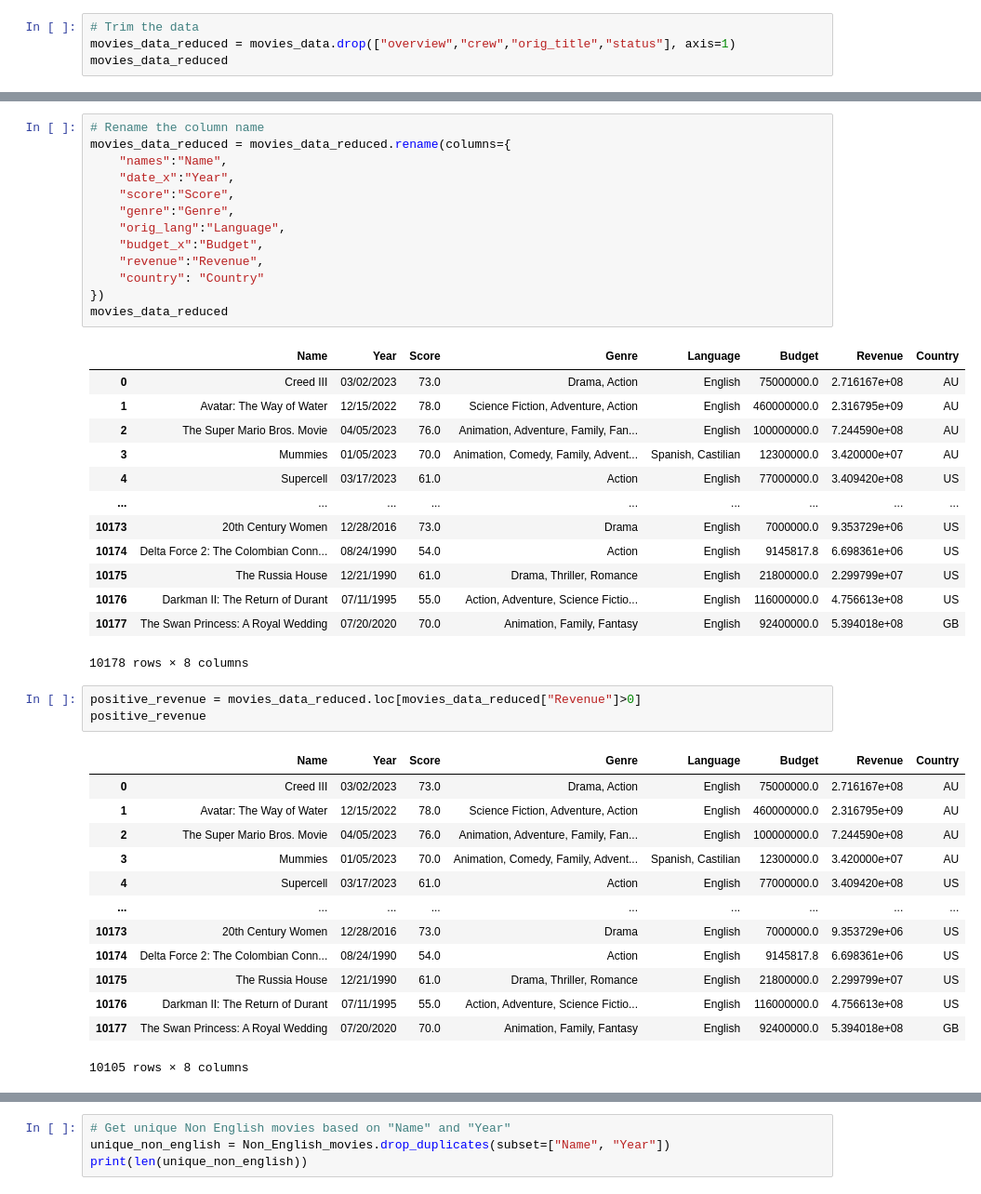
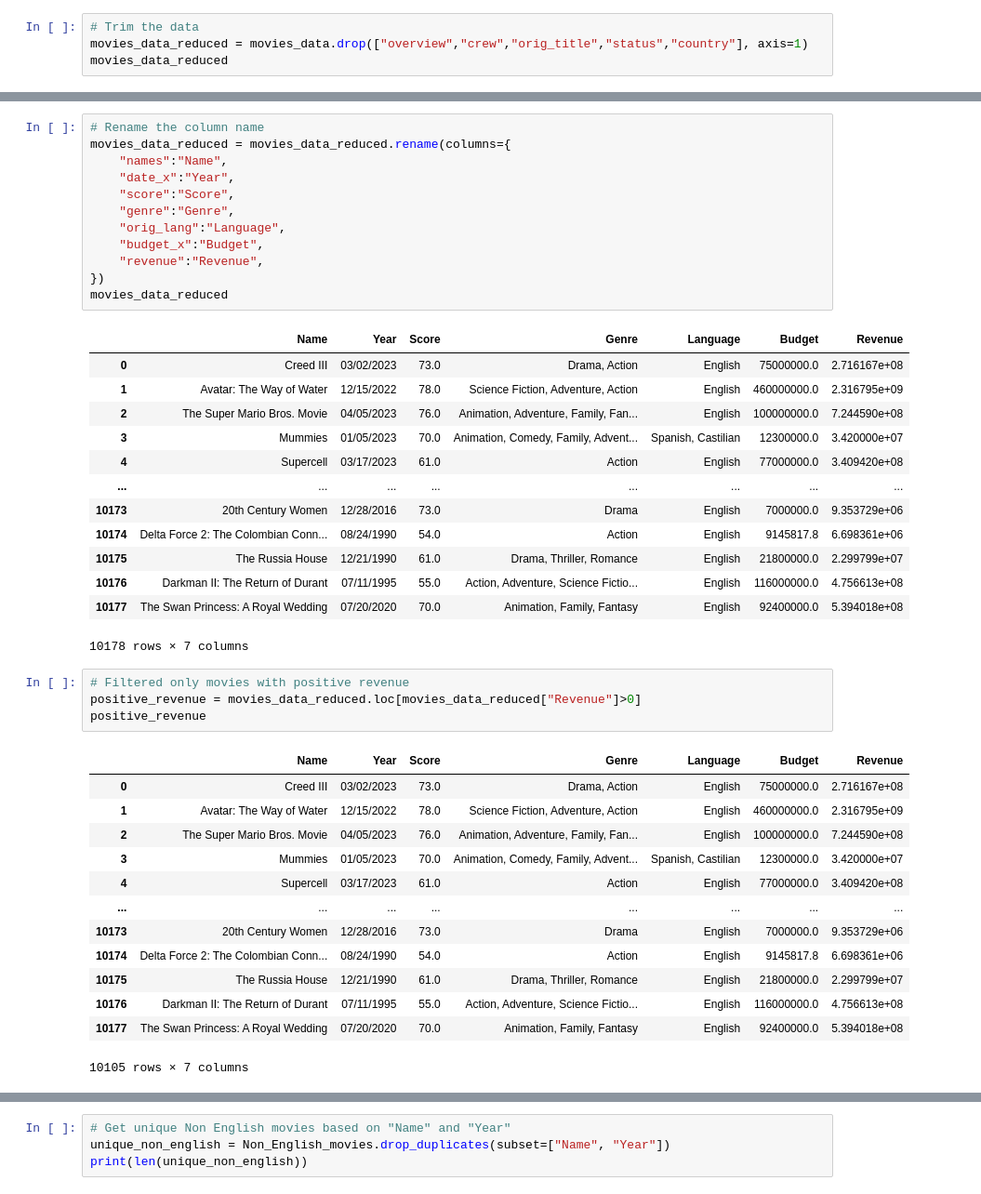
Before and after one commit to hatkiet/Project-1-Red-Team, a Jupyter notebook: IMDB_data_Kiet.ipynb, the cells around one changed output, grey strips where cells are left out. Shown: that part at 93% size. Drawn from its saved outputs; the diff is of its cells as text.

```diff
--- a/IMDB_data_Kiet.ipynb
+++ b/IMDB_data_Kiet.ipynb
@@ -18,6 +18,6 @@ movies_data.head()
 | 4 | Supercell | 03/17/2023 | 61.0 | Action | Good-hearted teenager William alw... | Skeet Ulrich, Roy Cameron, Anne H... | Supercell | Released | English | 77000000.0 | ... |
 # %%
 # Trim the data
-movies_data_reduced = movies_data.drop(["overview","crew","orig_title","status"], axis=1)
+movies_data_reduced = movies_data.drop(["overview","crew","orig_title","status","country"], axis=1)
 movies_data_reduced
 # %% [output]
@@ -37,44 +37,44 @@ movies_data_reduced
 # %%
 # Rename the column name
 movies_data_reduced = movies_data_reduced.rename(columns={
     "names":"Name",
     "date_x":"Year",
     "score":"Score",
     "genre":"Genre",
     "orig_lang":"Language",
     "budget_x":"Budget",
     "revenue":"Revenue",
-    "country": "Country"
 })
 movies_data_reduced
 # %% [output]
-|  | Name | Year | Score | Genre | Language | Budget | Revenue | Country |
-| 0 | Creed III | 03/02/2023 | 73.0 | Drama, Action | English | 75000000.0 | 2.716167e+08 | AU |
-| 1 | Avatar: The Way of Water | 12/15/2022 | 78.0 | Science Fiction, Adventure, Action | English | 460000000.0 | 2.316795e+09 | AU |
-| 2 | The Super Mario Bros. Movie | 04/05/2023 | 76.0 | Animation, Adventure, Family, Fan... | English | 100000000.0 | 7.244590e+08 | AU |
-| 3 | Mummies | 01/05/2023 | 70.0 | Animation, Comedy, Family, Advent... | Spanish, Castilian | 12300000.0 | 3.420000e+07 | AU |
-| 4 | Supercell | 03/17/2023 | 61.0 | Action | English | 77000000.0 | 3.409420e+08 | US |
-| ... | ... | ... | ... | ... | ... | ... | ... | ... |
-| 10173 | 20th Century Women | 12/28/2016 | 73.0 | Drama | English | 7000000.0 | 9.353729e+06 | US |
-| 10174 | Delta Force 2: The Colombian Conn... | 08/24/1990 | 54.0 | Action | English | 9145817.8 | 6.698361e+06 | US |
-| 10175 | The Russia House | 12/21/1990 | 61.0 | Drama, Thriller, Romance | English | 21800000.0 | 2.299799e+07 | US |
-| 10176 | Darkman II: The Return of Durant | 07/11/1995 | 55.0 | Action, Adventure, Science Fictio... | English | 116000000.0 | 4.756613e+08 | US |
-| 10177 | The Swan Princess: A Royal Wedding | 07/20/2020 | 70.0 | Animation, Family, Fantasy | English | 92400000.0 | 5.394018e+08 | GB |
+|  | Name | Year | Score | Genre | Language | Budget | Revenue |
+| 0 | Creed III | 03/02/2023 | 73.0 | Drama, Action | English | 75000000.0 | 2.716167e+08 |
+| 1 | Avatar: The Way of Water | 12/15/2022 | 78.0 | Science Fiction, Adventure, Action | English | 460000000.0 | 2.316795e+09 |
+| 2 | The Super Mario Bros. Movie | 04/05/2023 | 76.0 | Animation, Adventure, Family, Fan... | English | 100000000.0 | 7.244590e+08 |
+| 3 | Mummies | 01/05/2023 | 70.0 | Animation, Comedy, Family, Advent... | Spanish, Castilian | 12300000.0 | 3.420000e+07 |
+| 4 | Supercell | 03/17/2023 | 61.0 | Action | English | 77000000.0 | 3.409420e+08 |
+| ... | ... | ... | ... | ... | ... | ... | ... |
+| 10173 | 20th Century Women | 12/28/2016 | 73.0 | Drama | English | 7000000.0 | 9.353729e+06 |
+| 10174 | Delta Force 2: The Colombian Conn... | 08/24/1990 | 54.0 | Action | English | 9145817.8 | 6.698361e+06 |
+| 10175 | The Russia House | 12/21/1990 | 61.0 | Drama, Thriller, Romance | English | 21800000.0 | 2.299799e+07 |
+| 10176 | Darkman II: The Return of Durant | 07/11/1995 | 55.0 | Action, Adventure, Science Fictio... | English | 116000000.0 | 4.756613e+08 |
+| 10177 | The Swan Princess: A Royal Wedding | 07/20/2020 | 70.0 | Animation, Family, Fantasy | English | 92400000.0 | 5.394018e+08 |
-10178 rows × 8 columns
+10178 rows × 7 columns
 # %%
+# Filtered only movies with positive revenue
 positive_revenue = movies_data_reduced.loc[movies_data_reduced["Revenue"]>0]
 positive_revenue
 # %% [output]
-|  | Name | Year | Score | Genre | Language | Budget | Revenue | Country |
-| 0 | Creed III | 03/02/2023 | 73.0 | Drama, Action | English | 75000000.0 | 2.716167e+08 | AU |
-| 1 | Avatar: The Way of Water | 12/15/2022 | 78.0 | Science Fiction, Adventure, Action | English | 460000000.0 | 2.316795e+09 | AU |
-| 2 | The Super Mario Bros. Movie | 04/05/2023 | 76.0 | Animation, Adventure, Family, Fan... | English | 100000000.0 | 7.244590e+08 | AU |
-| 3 | Mummies | 01/05/2023 | 70.0 | Animation, Comedy, Family, Advent... | Spanish, Castilian | 12300000.0 | 3.420000e+07 | AU |
-| 4 | Supercell | 03/17/2023 | 61.0 | Action | English | 77000000.0 | 3.409420e+08 | US |
-| ... | ... | ... | ... | ... | ... | ... | ... | ... |
-| 10173 | 20th Century Women | 12/28/2016 | 73.0 | Drama | English | 7000000.0 | 9.353729e+06 | US |
-| 10174 | Delta Force 2: The Colombian Conn... | 08/24/1990 | 54.0 | Action | English | 9145817.8 | 6.698361e+06 | US |
-| 10175 | The Russia House | 12/21/1990 | 61.0 | Drama, Thriller, Romance | English | 21800000.0 | 2.299799e+07 | US |
-| 10176 | Darkman II: The Return of Durant | 07/11/1995 | 55.0 | Action, Adventure, Science Fictio... | English | 116000000.0 | 4.756613e+08 | US |
-| 10177 | The Swan Princess: A Royal Wedding | 07/20/2020 | 70.0 | Animation, Family, Fantasy | English | 92400000.0 | 5.394018e+08 | GB |
+|  | Name | Year | Score | Genre | Language | Budget | Revenue |
+| 0 | Creed III | 03/02/2023 | 73.0 | Drama, Action | English | 75000000.0 | 2.716167e+08 |
+| 1 | Avatar: The Way of Water | 12/15/2022 | 78.0 | Science Fiction, Adventure, Action | English | 460000000.0 | 2.316795e+09 |
+| 2 | The Super Mario Bros. Movie | 04/05/2023 | 76.0 | Animation, Adventure, Family, Fan... | English | 100000000.0 | 7.244590e+08 |
+| 3 | Mummies | 01/05/2023 | 70.0 | Animation, Comedy, Family, Advent... | Spanish, Castilian | 12300000.0 | 3.420000e+07 |
+| 4 | Supercell | 03/17/2023 | 61.0 | Action | English | 77000000.0 | 3.409420e+08 |
+| ... | ... | ... | ... | ... | ... | ... | ... |
+| 10173 | 20th Century Women | 12/28/2016 | 73.0 | Drama | English | 7000000.0 | 9.353729e+06 |
+| 10174 | Delta Force 2: The Colombian Conn... | 08/24/1990 | 54.0 | Action | English | 9145817.8 | 6.698361e+06 |
+| 10175 | The Russia House | 12/21/1990 | 61.0 | Drama, Thriller, Romance | English | 21800000.0 | 2.299799e+07 |
+| 10176 | Darkman II: The Return of Durant | 07/11/1995 | 55.0 | Action, Adventure, Science Fictio... | English | 116000000.0 | 4.756613e+08 |
+| 10177 | The Swan Princess: A Royal Wedding | 07/20/2020 | 70.0 | Animation, Family, Fantasy | English | 92400000.0 | 5.394018e+08 |
-10105 rows × 8 columns
+10105 rows × 7 columns
```
Also changed, not shown: parts of 10 cells of this notebook, 7 other files.
